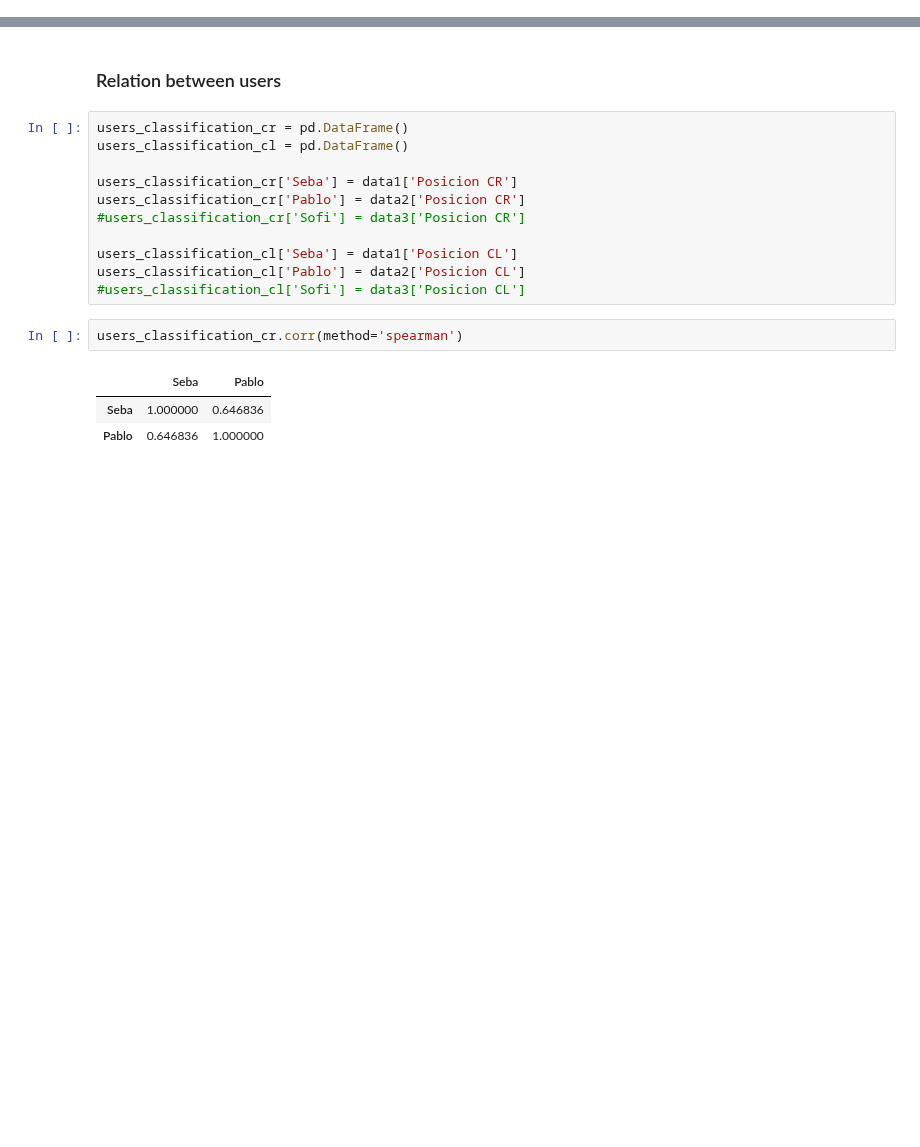
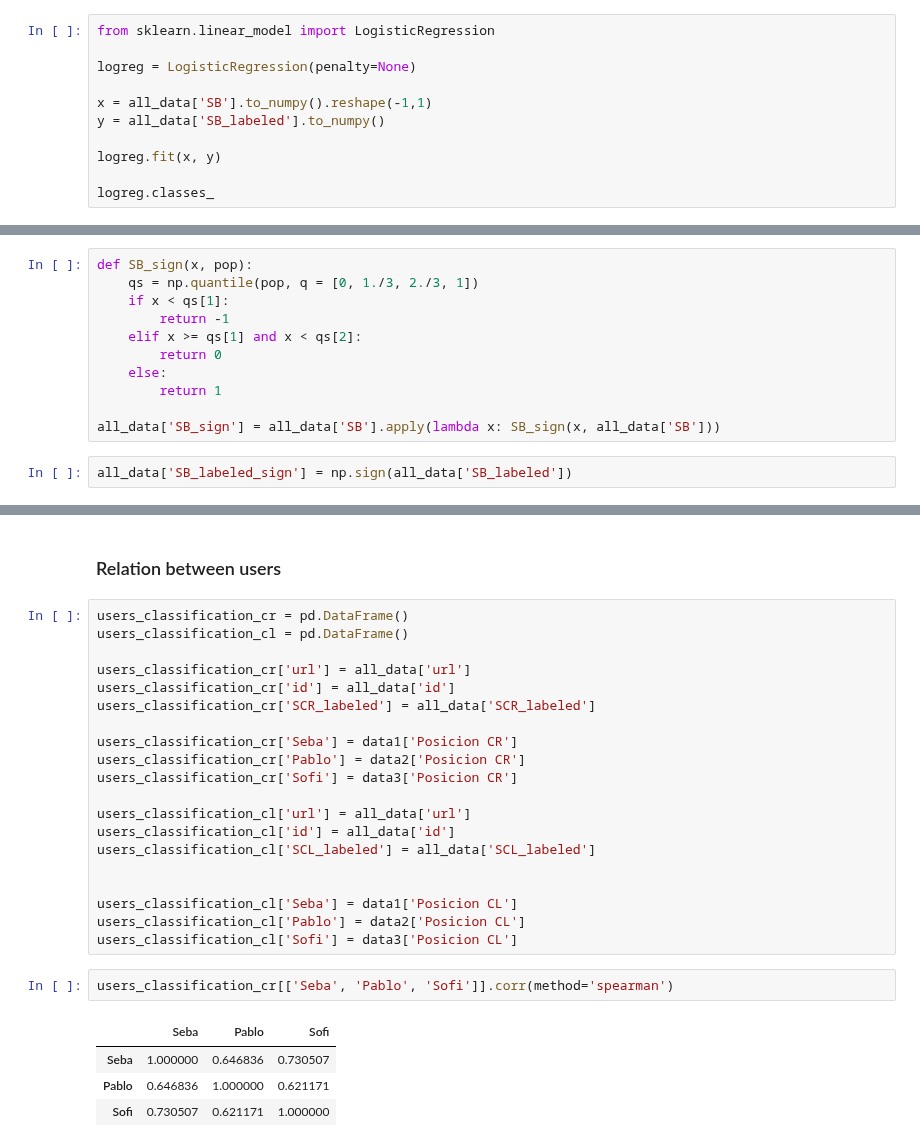
Before and after one commit to spinto88/MediaSharingIndex, a Jupyter notebook: supplementary_material/SB_validation.ipynb, the cells around one changed output, grey strips where cells are left out. Saved outputs shown, nothing was run; the diff lists cells and outputs as text; blank space fills up the shorter version.

```diff
--- a/supplementary_material/SB_validation.ipynb
+++ b/supplementary_material/SB_validation.ipynb
@@ -28,0 +106,11 @@ all_data['SB_labeled'] = (all_data['SCR_labeled'] - all_data['SCL_labeled']) / 2
+# %%
+from sklearn.linear_model import LogisticRegression
+
+logreg = LogisticRegression(penalty=None)
+
+x = all_data['SB'].to_numpy().reshape(-1,1)
+y = all_data['SB_labeled'].to_numpy()
+
+logreg.fit(x, y)
+
+logreg.classes_
@@ -66,0 +189,13 @@ plt.show()
+# %%
+def SB_sign(x, pop):
+    qs = np.quantile(pop, q = [0, 1./3, 2./3, 1])
+    if x < qs[1]:
+        return -1
+    elif x >= qs[1] and x < qs[2]:
+        return 0
+    else:
+        return 1
+
+all_data['SB_sign'] = all_data['SB'].apply(lambda x: SB_sign(x, all_data['SB']))
+# %%
+all_data['SB_labeled_sign'] = np.sign(all_data['SB_labeled'])
@@ -70,17 +249,27 @@ plt.show()
 users_classification_cr = pd.DataFrame()
 users_classification_cl = pd.DataFrame()
 
+users_classification_cr['url'] = all_data['url']
+users_classification_cr['id'] = all_data['id']
+users_classification_cr['SCR_labeled'] = all_data['SCR_labeled']
+
 users_classification_cr['Seba'] = data1['Posicion CR']
 users_classification_cr['Pablo'] = data2['Posicion CR']
-#users_classification_cr['Sofi'] = data3['Posicion CR']
+users_classification_cr['Sofi'] = data3['Posicion CR']
+
+users_classification_cl['url'] = all_data['url']
+users_classification_cl['id'] = all_data['id']
+users_classification_cl['SCL_labeled'] = all_data['SCL_labeled']
+
 
 users_classification_cl['Seba'] = data1['Posicion CL']
 users_classification_cl['Pablo'] = data2['Posicion CL']
-#users_classification_cl['Sofi'] = data3['Posicion CL']
+users_classification_cl['Sofi'] = data3['Posicion CL']
 # %%
-users_classification_cr.corr(method='spearman')
+users_classification_cr[['Seba', 'Pablo', 'Sofi']].corr(method='spearman')
 # %% [output]
-|  | Seba | Pablo |
-| Seba | 1.000000 | 0.646836 |
-| Pablo | 0.646836 | 1.000000 |
+|  | Seba | Pablo | Sofi |
+| Seba | 1.000000 | 0.646836 | 0.730507 |
+| Pablo | 0.646836 | 1.000000 | 0.621171 |
+| Sofi | 0.730507 | 0.621171 | 1.000000 |
 # %%
```
Also changed, not shown: parts of 33 cells of this notebook.
